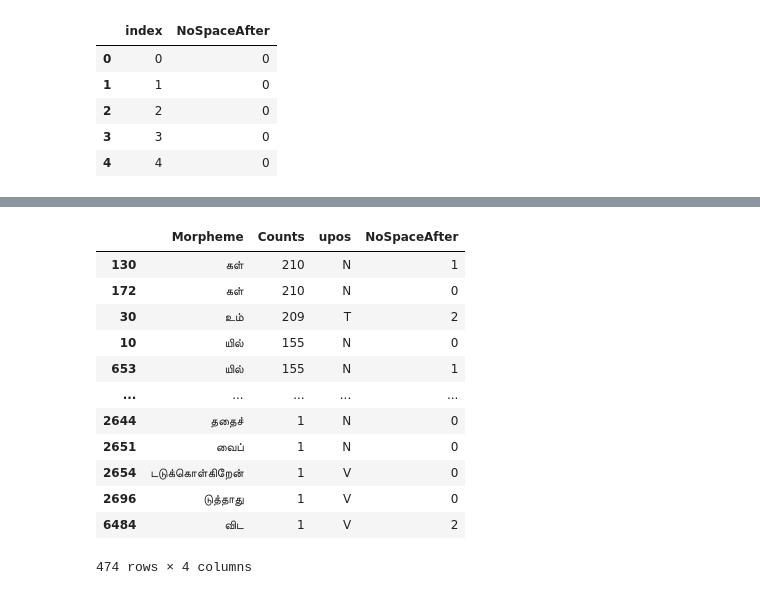
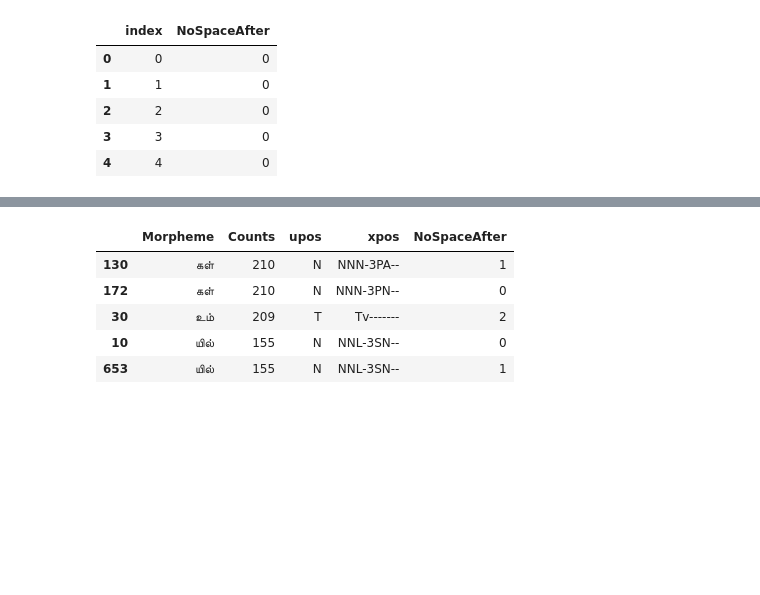
Before and after one commit to Kee2u/Deciphering_the_Indus_Valley_Script, a Jupyter notebook: Tamil_Morpheme_List.ipynb, the cells around one changed output, grey strips where cells are left out. Drawn from its saved outputs; the diff is of its cells as text; code cells hidden in the pictures; blank space fills up the shorter version.

```diff
--- a/Tamil_Morpheme_List.ipynb
+++ b/Tamil_Morpheme_List.ipynb
@@ -183,28 +162,22 @@ merged_df.head()
 # %%
 #Cleaning up to only get the noun and verb morphemes along with their value counts
-columns = ['Morpheme', 'Counts','upos', 'NoSpaceAfter']
+columns = ['Morpheme', 'Counts','upos', 'xpos', 'NoSpaceAfter']
 adjusted_morpheme_df = pd.DataFrame(columns = columns)
 adjusted_morpheme_df["Morpheme"] = merged_df["Morpheme"]
 adjusted_morpheme_df["Counts"] = merged_df["Counts"]
 adjusted_morpheme_df["upos"] = merged_df["upos"]
+adjusted_morpheme_df["xpos"] = merged_df["xpos"]
 adjusted_morpheme_df["NoSpaceAfter"] = merged_df["NoSpaceAfter"]
 adjusted_morpheme_df = adjusted_morpheme_df.drop_duplicates(subset = ['Morpheme', 'NoSpaceAfter', 'Counts'])
 adjusted_morpheme_df = adjusted_morpheme_df.sort_values(by='Counts', ascending=False)
 adjusted_morpheme_df.head()
 # %% [output]
-|  | Morpheme | Counts | upos | NoSpaceAfter |
-| 130 | கள் | 210 | N | 1 |
-| 172 | கள் | 210 | N | 0 |
-| 30 | உம் | 209 | T | 2 |
-| 10 | யில் | 155 | N | 0 |
-| 653 | யில் | 155 | N | 1 |
-| ... | ... | ... | ... | ... |
-| 2644 | ததைச் | 1 | N | 0 |
-| 2651 | வைப் | 1 | N | 0 |
-| 2654 | டடுக்கொள்கிறேன் | 1 | V | 0 |
-| 2696 | டுத்தாது | 1 | V | 0 |
-| 6484 | விட | 1 | V | 2 |
+|  | Morpheme | Counts | upos | xpos | NoSpaceAfter |
+| 130 | கள் | 210 | N | NNN-3PA-- | 1 |
+| 172 | கள் | 210 | N | NNN-3PN-- | 0 |
+| 30 | உம் | 209 | T | Tv------- | 2 |
+| 10 | யில் | 155 | N | NNL-3SN-- | 0 |
+| 653 | யில் | 155 | N | NNL-3SN-- | 1 |
-474 rows × 4 columns
 # %%
 # Making postpositions/clitics morpheme list
 clitic_df = adjusted_morpheme_df[adjusted_morpheme_df['NoSpaceAfter']==2]
```
Also changed, not shown: parts of 17 cells of this notebook.
